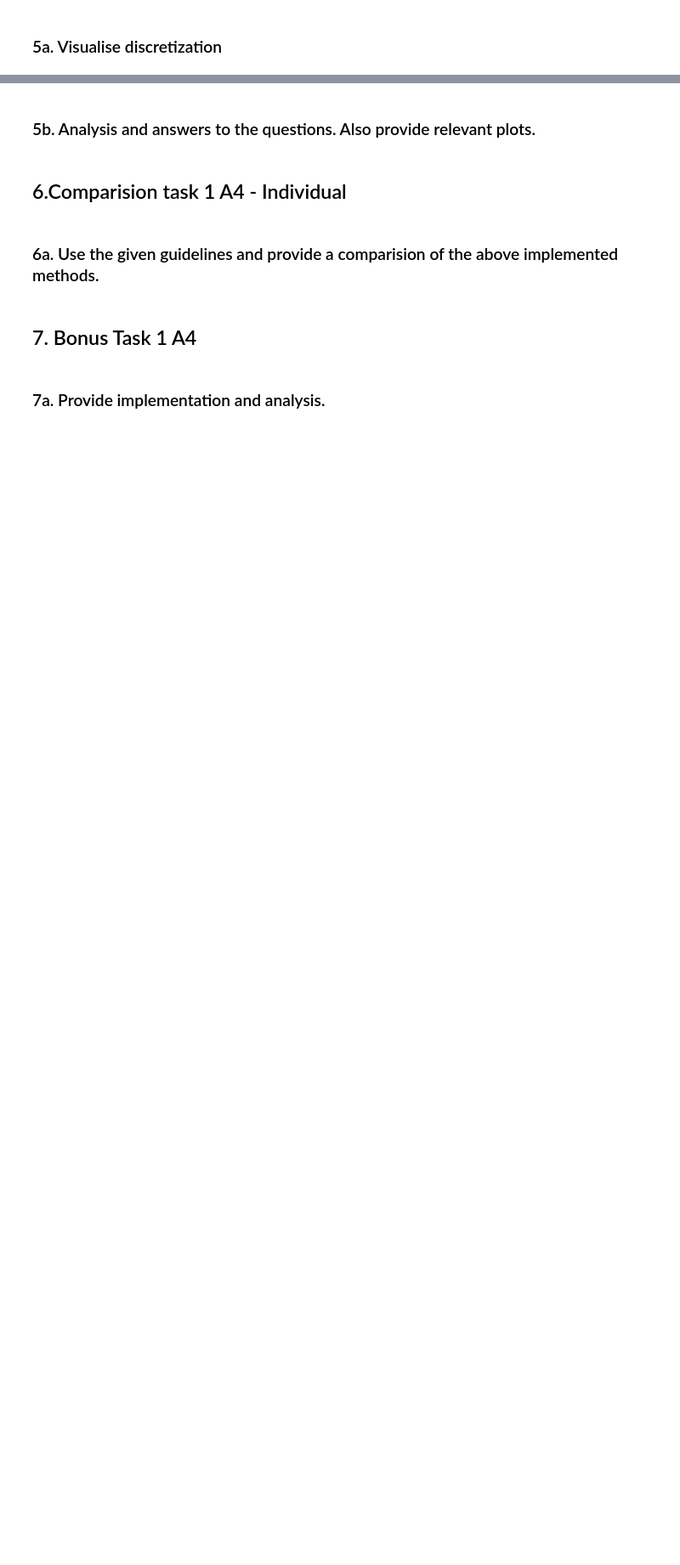
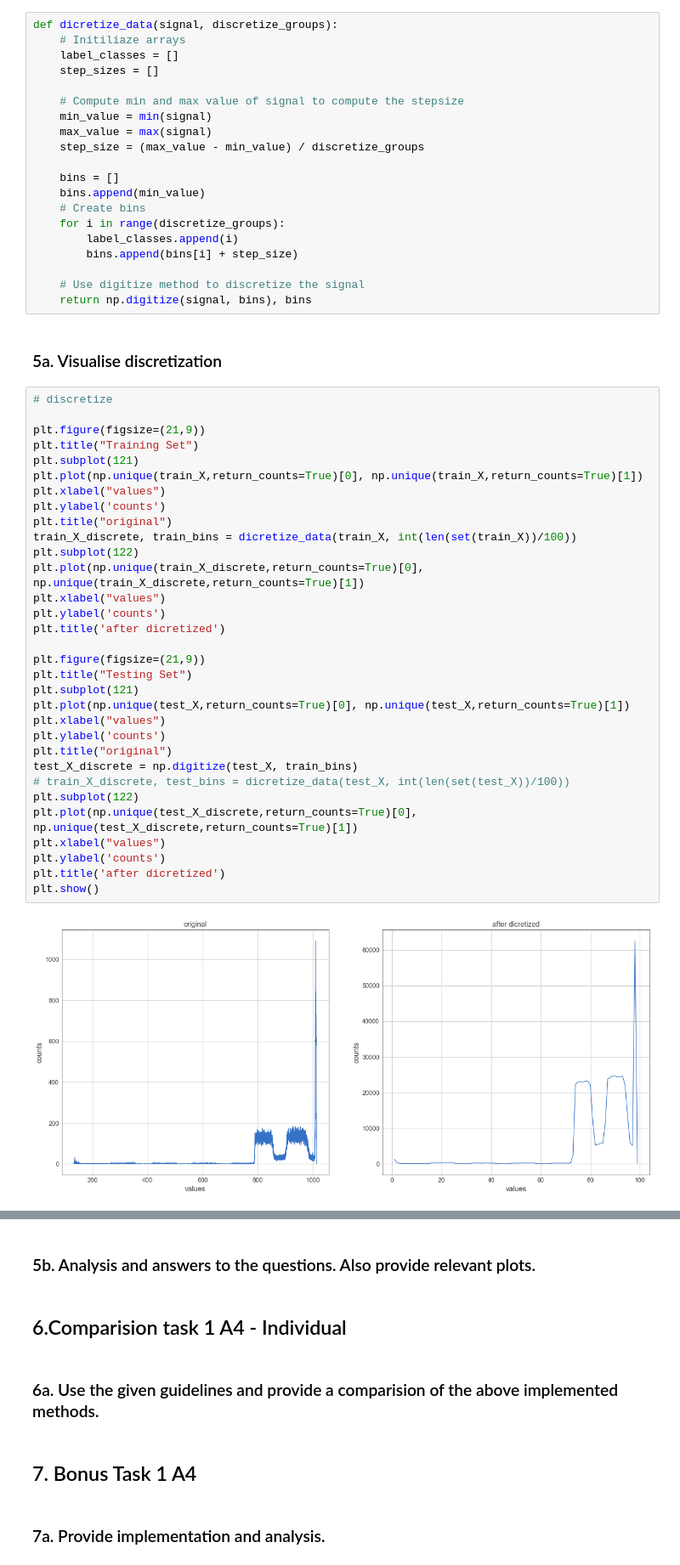
Before and after one commit to Timo9Madrid7/CS4035CyberDataAnalytics, a Jupyter notebook: assignment2/lab2.ipynb, the cells around one changed output, grey strips where cells are left out. Shown at 85% size. Cells and saved outputs as stored; diff of their text form; blank space fills up the shorter version.

```diff
--- a/assignment2/lab2.ipynb
+++ b/assignment2/lab2.ipynb
@@ -394,2 +409,56 @@ Test RMSE: 0.094
+# %%
+def dicretize_data(signal, discretize_groups):
+    # Initiliaze arrays
+    label_classes = []
+    step_sizes = []
+
+    # Compute min and max value of signal to compute the stepsize
+    min_value = min(signal)
+    max_value = max(signal)
+    step_size = (max_value - min_value) / discretize_groups
+
+    bins = []
+    bins.append(min_value)
+    # Create bins
+    for i in range(discretize_groups):
+        label_classes.append(i)
+        bins.append(bins[i] + step_size)
+
+    # Use digitize method to discretize the signal
+    return np.digitize(signal, bins), bins
 # %% [markdown]
 ### 5a. Visualise discretization
+# %%
+# discretize
+
+plt.figure(figsize=(21,9))
+plt.title("Training Set")
+plt.subplot(121)
+plt.plot(np.unique(train_X,return_counts=True)[0], np.unique(train_X,return_counts=True)[1])
+plt.xlabel("values")
+plt.ylabel('counts')
+plt.title("original")
+train_X_discrete, train_bins = dicretize_data(train_X, int(len(set(train_X))/100))
+plt.subplot(122)
+plt.plot(np.unique(train_X_discrete,return_counts=True)[0], np.unique(train_X_discrete,return_counts=True)[1])
+plt.xlabel("values")
+plt.ylabel('counts')
+plt.title('after dicretized')
+
+plt.figure(figsize=(21,9))
+plt.title("Testing Set")
+plt.subplot(121)
+plt.plot(np.unique(test_X,return_counts=True)[0], np.unique(test_X,return_counts=True)[1])
+plt.xlabel("values")
+plt.ylabel('counts')
+plt.title("original")
+test_X_discrete = np.digitize(test_X, train_bins)
+# train_X_discrete, test_bins = dicretize_data(test_X, int(len(set(test_X))/100))
+plt.subplot(122)
+plt.plot(np.unique(test_X_discrete,return_counts=True)[0], np.unique(test_X_discrete,return_counts=True)[1])
+plt.xlabel("values")
+plt.ylabel('counts')
+plt.title('after dicretized')
+plt.show()
+# %% [output]
+[figure, added]
```
Also changed, not shown: parts of 14 cells of this notebook, 2 other files.
